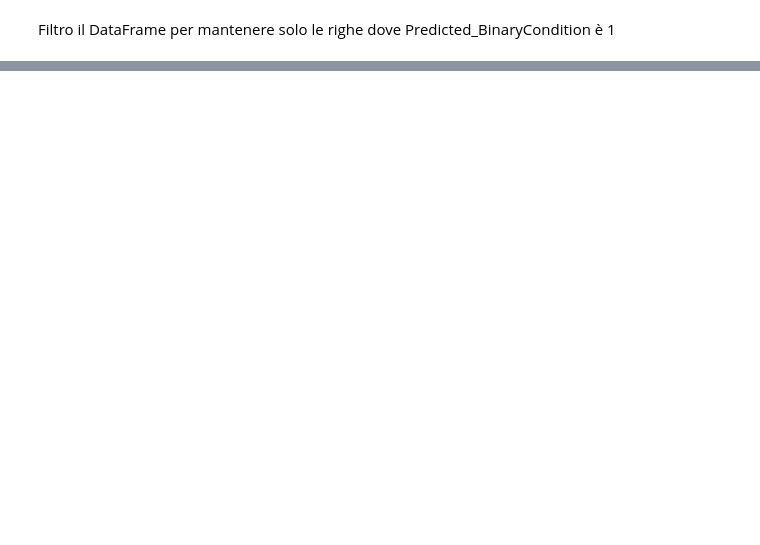
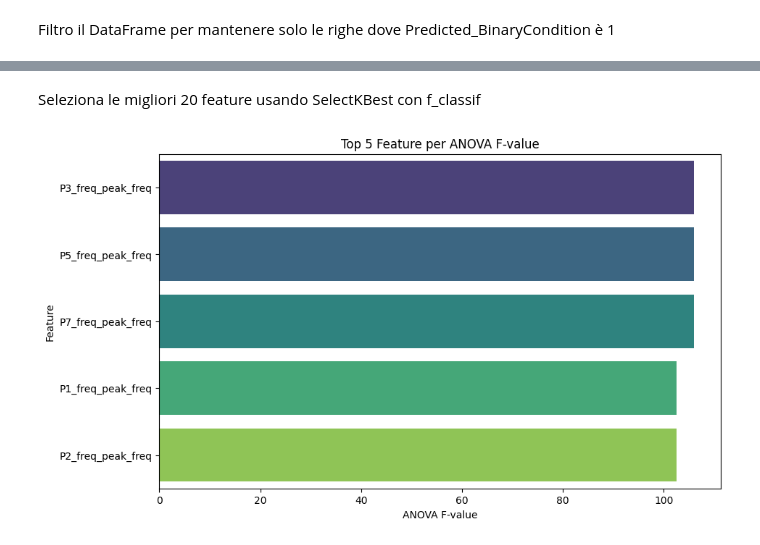
Before and after one commit to enricopierga/C2_PHM_AsiaPacific_2023, a Jupyter notebook: task2/task2.ipynb, the cells around one changed output, grey strips where cells are left out. Saved outputs shown, nothing was run; the diff lists cells and outputs as text; code cells hidden in the pictures; blank space fills up the shorter version.

```diff
--- a/task2/task2.ipynb
+++ b/task2/task2.ipynb
@@ -238,0 +269,3 @@ Dataframe KNOWN:
+# %%
+df_train_aggregated = df_train_aggregated.drop(['Spacecraft','SV1', 'SV2', 'SV3', 'SV4', 'BP1', 'BP2', 'BP3', 'BP4', 'BP5', 'BP6', 'BP7', 'BV1'], axis=1)
+df_train_aggregated
@@ -238,0 +288,3 @@ Dataframe KNOWN:
+# %%
+df_train_aggregated = df_train_aggregated[df_train_aggregated['Condition'] != 'Normal']
+df_train_aggregated
@@ -238,0 +305,37 @@ Dataframe KNOWN:
+# %%
+import pandas as pd
+import numpy as np
+import matplotlib.pyplot as plt
+import seaborn as sns
+
+from sklearn.feature_selection import SelectKBest, f_classif
+from sklearn.model_selection import train_test_split
+from sklearn.ensemble import RandomForestClassifier
+from sklearn.metrics import confusion_matrix, classification_report, accuracy_score
+
+# Supponiamo che df_train_aggregated sia già caricato nel workspace
+# e che contenga la colonna "Condition" (target) e le altre colonne come feature.
+
+# 1. Separazione delle feature e del target
+X = df_train_aggregated.drop(columns=["Condition", "Case"])
+y = df_train_aggregated["Condition"]
+# %% [markdown]
+Seleziona le migliori 20 feature usando SelectKBest con f_classif
+# %%
+selector = SelectKBest(score_func=f_classif, k=5)
+X_selected = selector.fit_transform(X, y)
+selected_features = X.columns[selector.get_support()]
+
+# Creiamo una Series con tutti gli F-value
+f_values_all = pd.Series(selector.scores_, index=X.columns)
+# Estraiamo solo quelli delle feature selezionate e li ordiniamo in ordine decrescente
+f_values_top5 = f_values_all[selected_features].sort_values(ascending=False)
+
+plt.figure(figsize=(10,6))
+sns.barplot(x=f_values_top5.values, y=f_values_top5.index, hue=f_values_top5.index, palette='viridis', dodge=False)
+plt.xlabel("ANOVA F-value")
+plt.ylabel("Feature")
+plt.title("Top 5 Feature per ANOVA F-value")
+plt.show()
+# %% [output]
+[figure, added]
```
Also changed, not shown: parts of 35 cells of this notebook, 4 other files.
